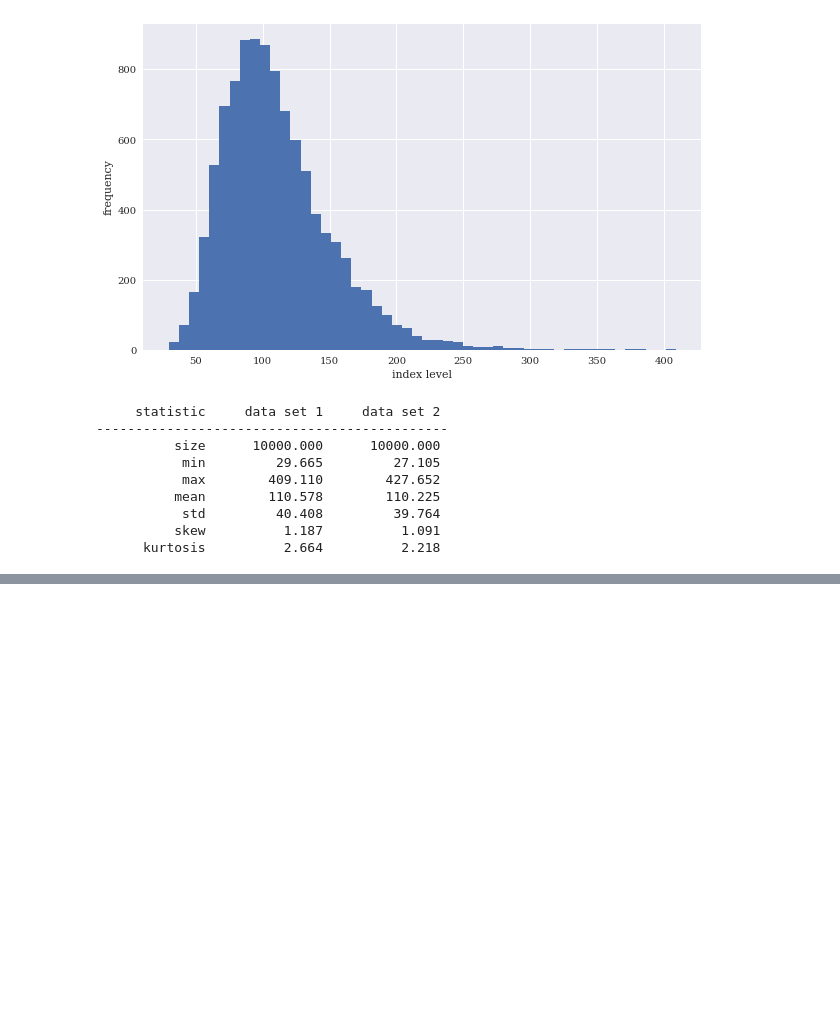
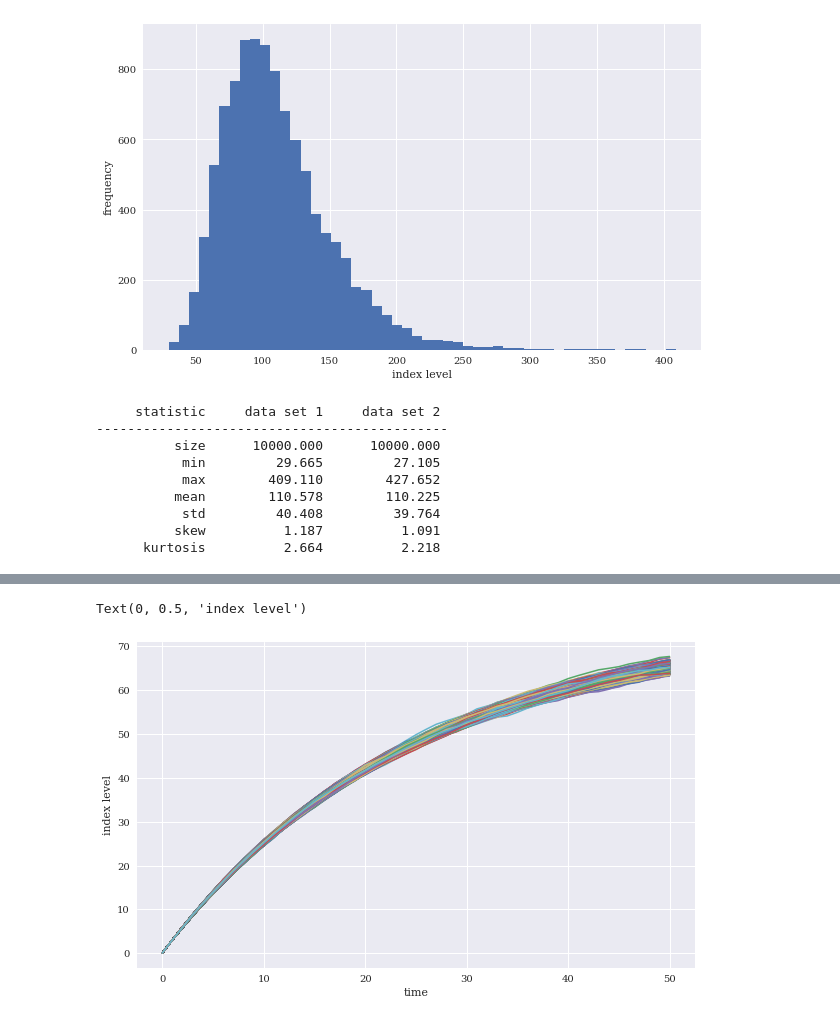
Before and after one commit to MuayThaiLegz/Financial-ML-, a Jupyter notebook: ml_data/Py_Fin_ch12.ipynb, the cells around one changed output, grey strips where cells are left out. Saved outputs shown, nothing was run; the diff lists cells and outputs as text; code cells hidden in the pictures; blank space fills up the shorter version.

```diff
--- a/ml_data/Py_Fin_ch12.ipynb
+++ b/ml_data/Py_Fin_ch12.ipynb
@@ -180,0 +283,11 @@ print_stats(ST1,ST2)
+# %%
+
+# This plot show the first 10 simulated paths
+
+plt.figure(figsize=(10,6))
+plt.plot(x1[:, :-10], lw=1.5)
+plt.xlabel('time')
+plt.ylabel('index level')
+# %% [output]
+Text(0, 0.5, 'index level')
+[figure, added]
```
Also changed, not shown: parts of 14 cells of this notebook.
